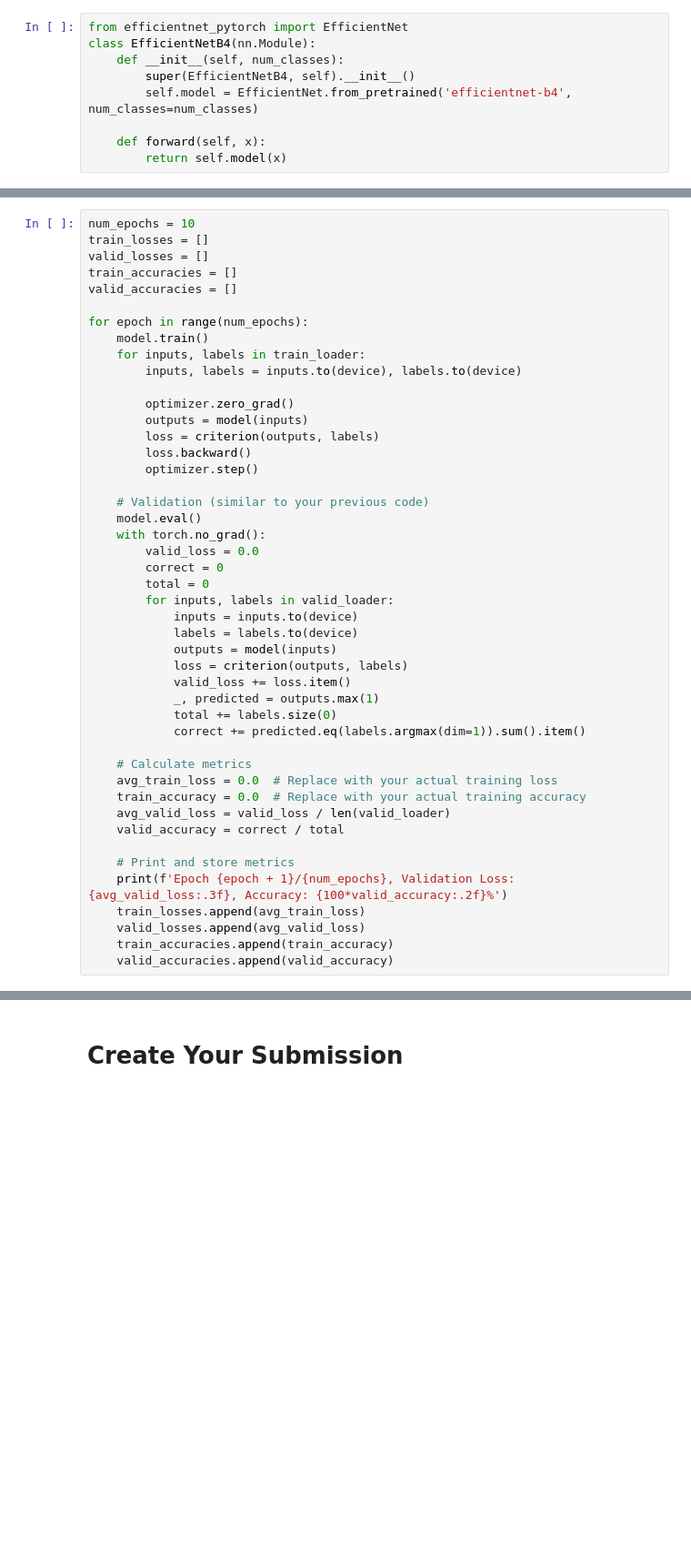
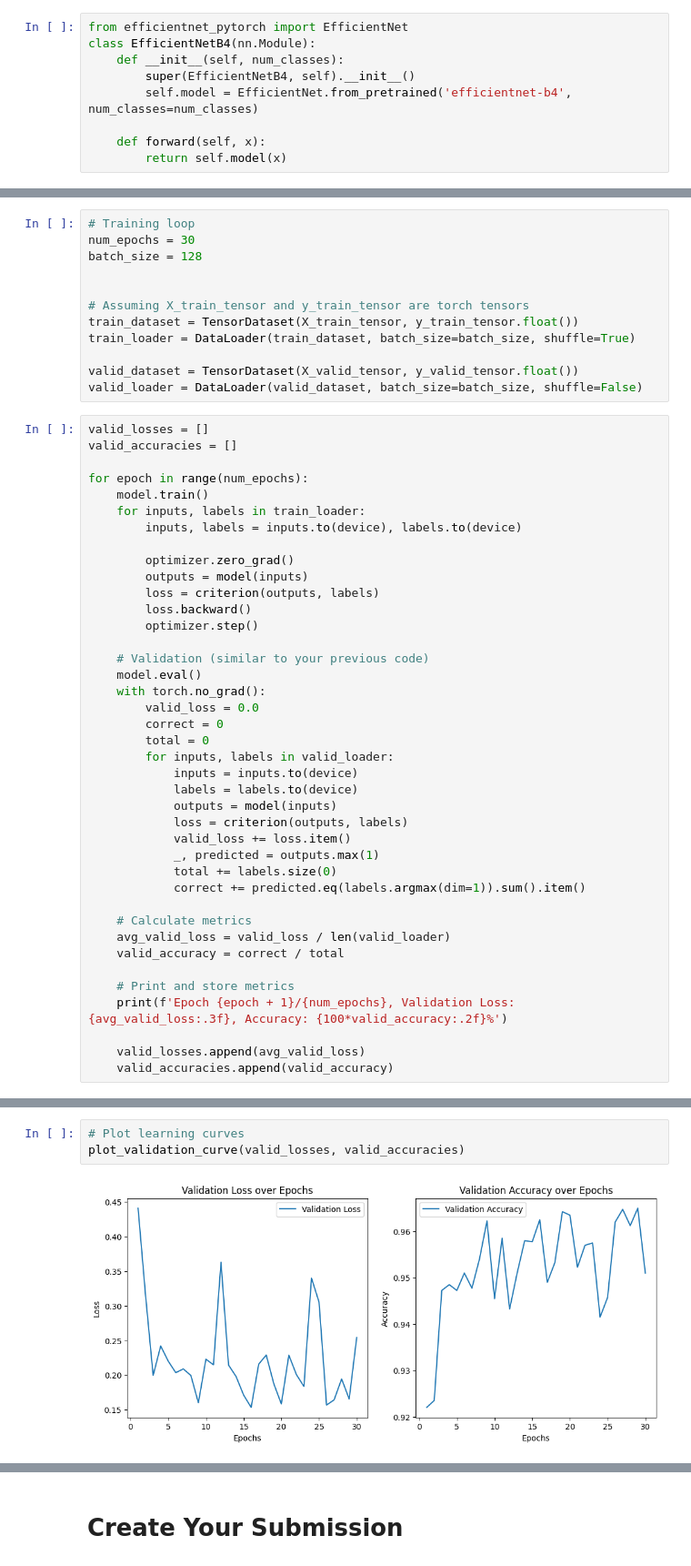
Before and after one commit to ELGHAZI-85/ml-student, a Jupyter notebook: Copie_de_Land_Cover_Project.ipynb, the cells around one changed output, grey strips where cells are left out. Shown at 91% size. Drawn from its saved outputs; the diff is of its cells as text; blank space fills up the shorter version.

```diff
--- a/Copie_de_Land_Cover_Project.ipynb
+++ b/Copie_de_Land_Cover_Project.ipynb
@@ -598,8 +389,17 @@ optimizer = torch.optim.Adam(model.parameters(), lr=0.001)
+# %%
+# Training loop
+num_epochs = 30
+batch_size = 128
+
+
+# Assuming X_train_tensor and y_train_tensor are torch tensors
+train_dataset = TensorDataset(X_train_tensor, y_train_tensor.float())
+train_loader = DataLoader(train_dataset, batch_size=batch_size, shuffle=True)
+
+valid_dataset = TensorDataset(X_valid_tensor, y_valid_tensor.float())
+valid_loader = DataLoader(valid_dataset, batch_size=batch_size, shuffle=False)
 # %%
-num_epochs = 10
-train_losses = []
 valid_losses = []
-train_accuracies = []
 valid_accuracies = []
 
 for epoch in range(num_epochs):
@@ -630,15 +430,12 @@ for epoch in range(num_epochs):
             correct += predicted.eq(labels.argmax(dim=1)).sum().item()
 
     # Calculate metrics
-    avg_train_loss = 0.0  # Replace with your actual training loss
-    train_accuracy = 0.0  # Replace with your actual training accuracy
     avg_valid_loss = valid_loss / len(valid_loader)
     valid_accuracy = correct / total
 
     # Print and store metrics
     print(f'Epoch {epoch + 1}/{num_epochs}, Validation Loss: {avg_valid_loss:.3f}, Accuracy: {100*valid_accuracy:.2f}%')
-    train_losses.append(avg_train_loss)
+
     valid_losses.append(avg_valid_loss)
-    train_accuracies.append(train_accuracy)
     valid_accuracies.append(valid_accuracy)
 # %% [output]
@@ -652,0 +459,5 @@ Epoch 8/10, Validation Loss: 0.196, Accuracy: 96.25%
+# %%
+# Plot learning curves
+plot_validation_curve(valid_losses, valid_accuracies)
+# %% [output]
+[figure, added]
```
Also changed, not shown: parts of 29 cells of this notebook.
